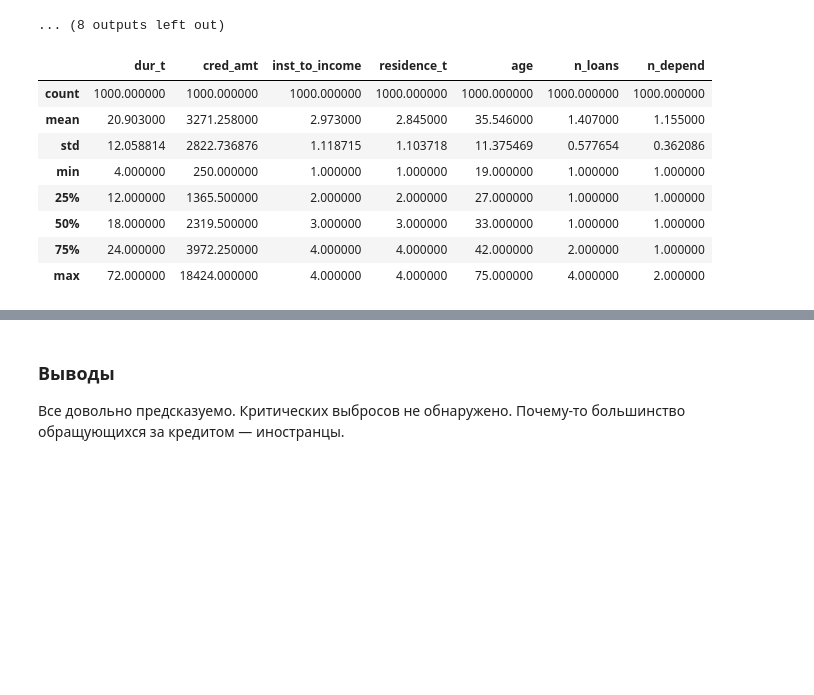
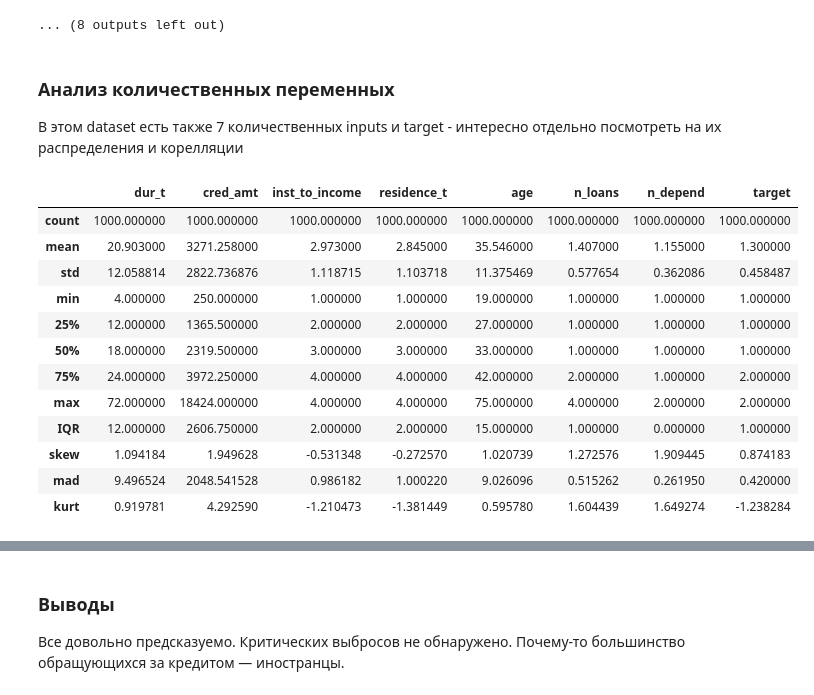
Before and after one commit to uasek/credit_scoring_project, a Jupyter notebook: datasets/01_german/01_german.ipynb, the cells around one changed output, grey strips where cells are left out. Cells and saved outputs as stored; diff of their text form; code cells hidden in the pictures; blank space fills up the shorter version.

Commit message:
Added EDA of qualitative variables in German and Australian datasets

```diff
--- a/datasets/01_german/01_german.ipynb
+++ b/datasets/01_german/01_german.ipynb
@@ -284,18 +284,29 @@ for col in X_cat.columns:
 [figure]
 [figure]
 ... (8 outputs left out)
+# %% [markdown]
+### Анализ количественных переменных
+
+В этом dataset есть также 7 количественных inputs и target - интересно отдельно посмотреть на их распределения и корелляции
 # %%
-X_cat.describe()
+describe = df.describe() #Basic describe
+describe.loc['IQR'] = describe.loc['75%'] - describe.loc['25%'] #Adding IQR with the help of hint
+describe = describe.append(df.reindex(describe.columns, axis=1).agg(['skew', 'mad', 'kurt'])) #Adding kurtosis, mad, and skew with the help of hint
+describe
 # %% [output]
-|  | dur_t | cred_amt | inst_to_income | residence_t | age | n_loans | n_depend |
-| count | 1000.000000 | 1000.000000 | 1000.000000 | 1000.000000 | 1000.000000 | 1000.000000 | 1000.000000 |
-| mean | 20.903000 | 3271.258000 | 2.973000 | 2.845000 | 35.546000 | 1.407000 | 1.155000 |
-| std | 12.058814 | 2822.736876 | 1.118715 | 1.103718 | 11.375469 | 0.577654 | 0.362086 |
-| min | 4.000000 | 250.000000 | 1.000000 | 1.000000 | 19.000000 | 1.000000 | 1.000000 |
-| 25% | 12.000000 | 1365.500000 | 2.000000 | 2.000000 | 27.000000 | 1.000000 | 1.000000 |
-| 50% | 18.000000 | 2319.500000 | 3.000000 | 3.000000 | 33.000000 | 1.000000 | 1.000000 |
-| 75% | 24.000000 | 3972.250000 | 4.000000 | 4.000000 | 42.000000 | 2.000000 | 1.000000 |
-| max | 72.000000 | 18424.000000 | 4.000000 | 4.000000 | 75.000000 | 4.000000 | 2.000000 |
+|  | dur_t | cred_amt | inst_to_income | residence_t | age | n_loans | n_depend | target |
+| count | 1000.000000 | 1000.000000 | 1000.000000 | 1000.000000 | 1000.000000 | 1000.000000 | 1000.000000 | 1000.000000 |
+| mean | 20.903000 | 3271.258000 | 2.973000 | 2.845000 | 35.546000 | 1.407000 | 1.155000 | 1.300000 |
+| std | 12.058814 | 2822.736876 | 1.118715 | 1.103718 | 11.375469 | 0.577654 | 0.362086 | 0.458487 |
+| min | 4.000000 | 250.000000 | 1.000000 | 1.000000 | 19.000000 | 1.000000 | 1.000000 | 1.000000 |
+| 25% | 12.000000 | 1365.500000 | 2.000000 | 2.000000 | 27.000000 | 1.000000 | 1.000000 | 1.000000 |
+| 50% | 18.000000 | 2319.500000 | 3.000000 | 3.000000 | 33.000000 | 1.000000 | 1.000000 | 1.000000 |
+| 75% | 24.000000 | 3972.250000 | 4.000000 | 4.000000 | 42.000000 | 2.000000 | 1.000000 | 2.000000 |
+| max | 72.000000 | 18424.000000 | 4.000000 | 4.000000 | 75.000000 | 4.000000 | 2.000000 | 2.000000 |
+| IQR | 12.000000 | 2606.750000 | 2.000000 | 2.000000 | 15.000000 | 1.000000 | 0.000000 | 1.000000 |
+| skew | 1.094184 | 1.949628 | -0.531348 | -0.272570 | 1.020739 | 1.272576 | 1.909445 | 0.874183 |
+| mad | 9.496524 | 2048.541528 | 0.986182 | 1.000220 | 9.026096 | 0.515262 | 0.261950 | 0.420000 |
+| kurt | 0.919781 | 4.292590 | -1.210473 | -1.381449 | 0.595780 | 1.604439 | 1.649274 | -1.238284 |
 # %%
 def corrdot(*args, **kwargs):
     corr_r = args[0].corr(args[1], 'pearson')
```
Also changed, not shown: parts of 2 cells of this notebook, 1 other file.
